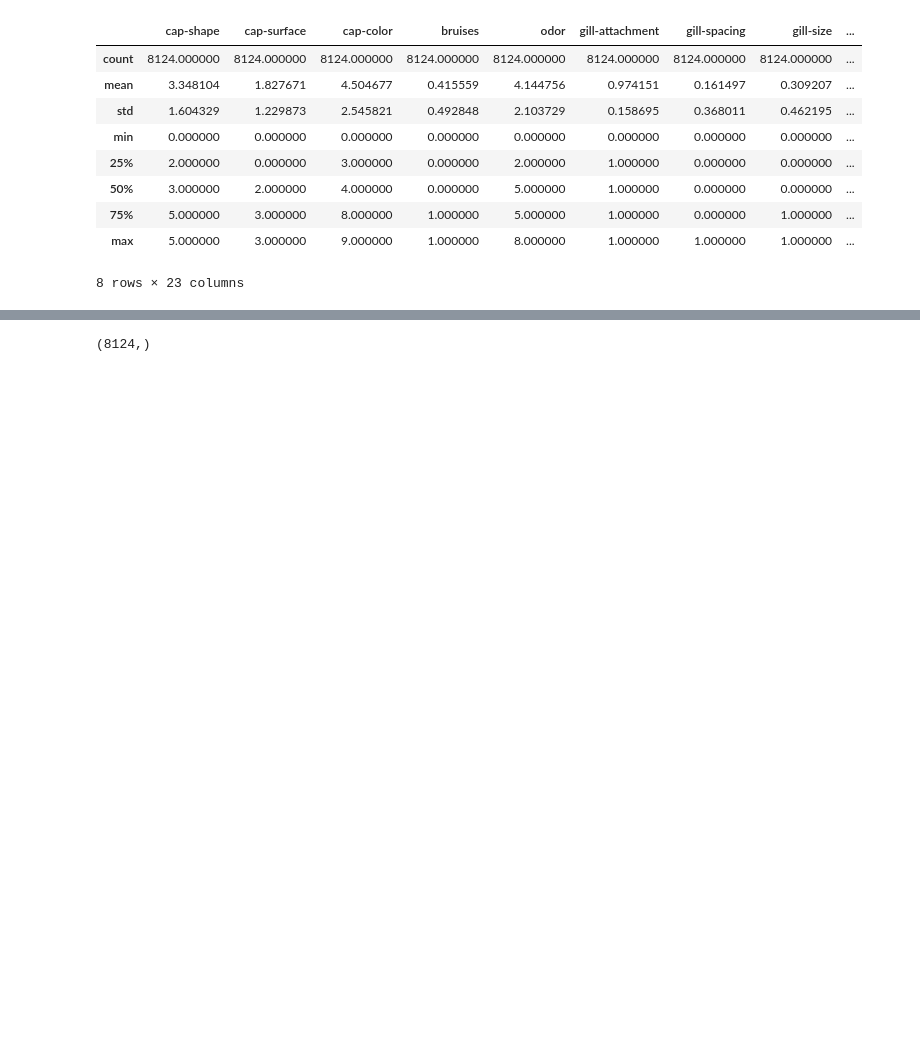
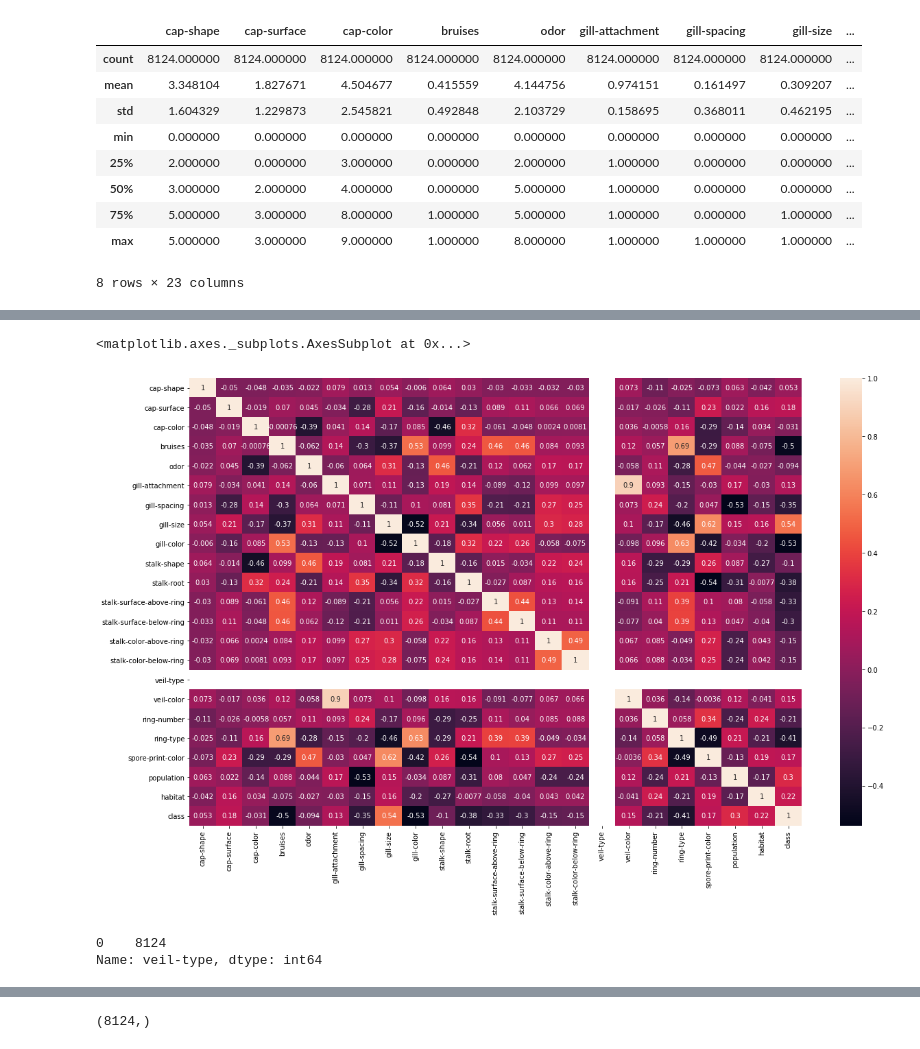
Before and after one commit to sonirl/Data-trained-projects, a Jupyter notebook: mushroom.ipynb, the cells around one changed output, grey strips where cells are left out. Saved outputs shown, nothing was run; the diff lists cells and outputs as text; code cells hidden in the pictures; blank space fills up the shorter version.

```diff
--- a/mushroom.ipynb
+++ b/mushroom.ipynb
@@ -179,0 +153,3 @@ X.shape
+# %%
+mush_cor = mush.corr()
+mush_cor
@@ -179,0 +175,11 @@ X.shape
+# %%
+plt.figure(figsize=(20,12))
+sns.heatmap(mush_cor,annot=True)
+# %% [output]
+<matplotlib.axes._subplots.AxesSubplot at 0x...>
+[figure, added]
+# %%
+mush['veil-type'].value_counts()
+# %% [output]
+0    8124
+Name: veil-type, dtype: int64
```
Also changed, not shown: parts of 52 cells of this notebook.
